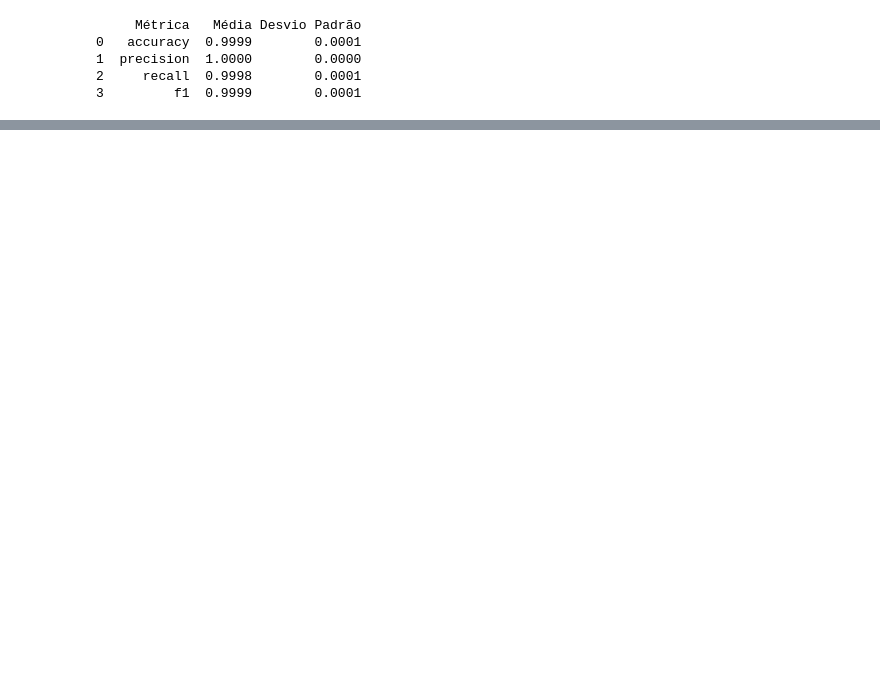
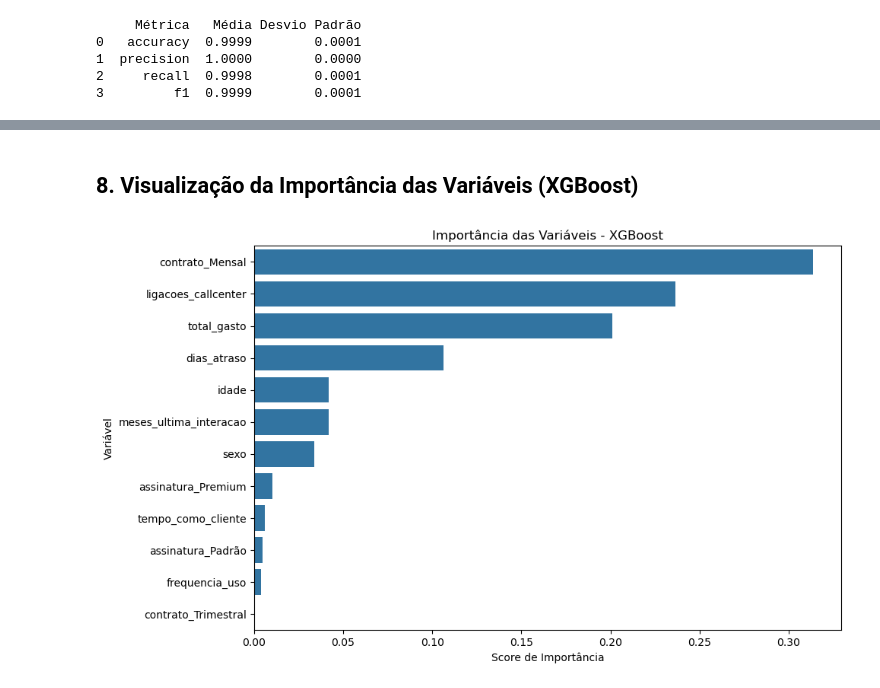
Before and after one commit to jonathasoliv/TCC_Modelagem_Preditiva_Cancelamentos, a Jupyter notebook: XGBoost/XGBoost.ipynb, the cells around one changed output, grey strips where cells are left out. Drawn from its saved outputs; the diff is of its cells as text; code cells hidden in the pictures; blank space fills up the shorter version.

```diff
--- a/XGBoost/XGBoost.ipynb
+++ b/XGBoost/XGBoost.ipynb
@@ -211,0 +155,25 @@ plt.show()
+# %% [markdown]
+## 8. Visualização da Importância das Variáveis (XGBoost)
+# %%
+# Após treinar o modelo XGBoost, é importante visualizar quais variáveis mais influenciam as decisões.
+# Isso pode ajudar a interpretar o modelo e identificar padrões importantes nos dados.
+
+# Obtendo a importância das variáveis do modelo
+importancias = modelo_xgb.feature_importances_
+
+# Criando um DataFrame para exibição ordenada
+df_importancia = pd.DataFrame({
+    'Variável': X_treino.columns,
+    'Importância': importancias
+}).sort_values(by='Importância', ascending=False)
+
+# Plotando o gráfico com Seaborn
+plt.figure(figsize=(10, 6))
+sns.barplot(x='Importância', y='Variável', data=df_importancia)
+plt.title('Importância das Variáveis - XGBoost')
+plt.xlabel('Score de Importância')
+plt.ylabel('Variável')
+plt.tight_layout()
+plt.show()
+# %% [output]
+[figure, added]
```
Also changed, not shown: parts of 29 cells of this notebook, 1 other file.
